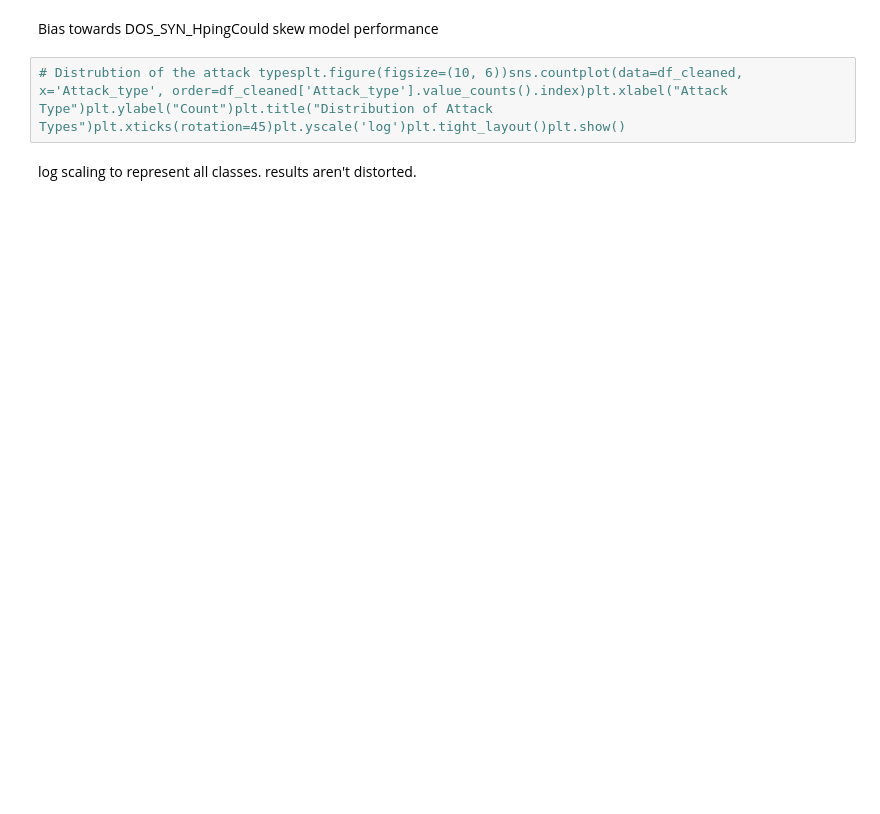
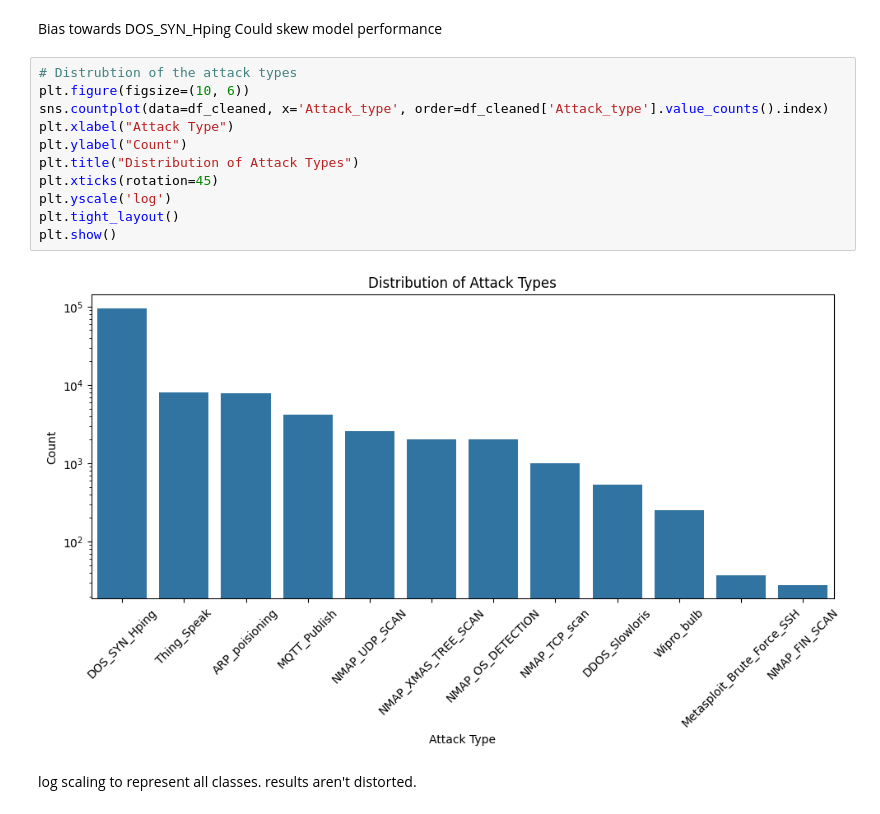
Before and after one commit to M0KANE/COM771_CW2, a Jupyter notebook: COM771_threatanalysis.ipynb, the cells around one changed output. Saved outputs shown, nothing was run; the diff lists cells and outputs as text; blank space fills up the shorter version.

```diff
--- a/COM771_threatanalysis.ipynb
+++ b/COM771_threatanalysis.ipynb
@@ -19,5 +119,16 @@ Bias towards DOS_SYN_HpingCould skew model performance
 # %%
-# Distrubtion of the attack typesplt.figure(figsize=(10, 6))sns.countplot(data=df_cleaned, x='Attack_type', order=df_cleaned['Attack_type'].value_counts().index)plt.xlabel("Attack Type")plt.ylabel("Count")plt.title("Distribution of Attack Types")plt.xticks(rotation=45)plt.yscale('log')plt.tight_layout()plt.show()
+# Distrubtion of the attack types
+plt.figure(figsize=(10, 6))
+sns.countplot(data=df_cleaned, x='Attack_type', order=df_cleaned['Attack_type'].value_counts().index)
+plt.xlabel("Attack Type")
+plt.ylabel("Count")
+plt.title("Distribution of Attack Types")
+plt.xticks(rotation=45)
+plt.yscale('log')
+plt.tight_layout()
+plt.show()
+# %% [output]
+[figure, added]
 # %% [markdown]
 log scaling to represent all classes. results aren't distorted.
 # %%
```
Also changed, not shown: parts of 10 cells of this notebook.
